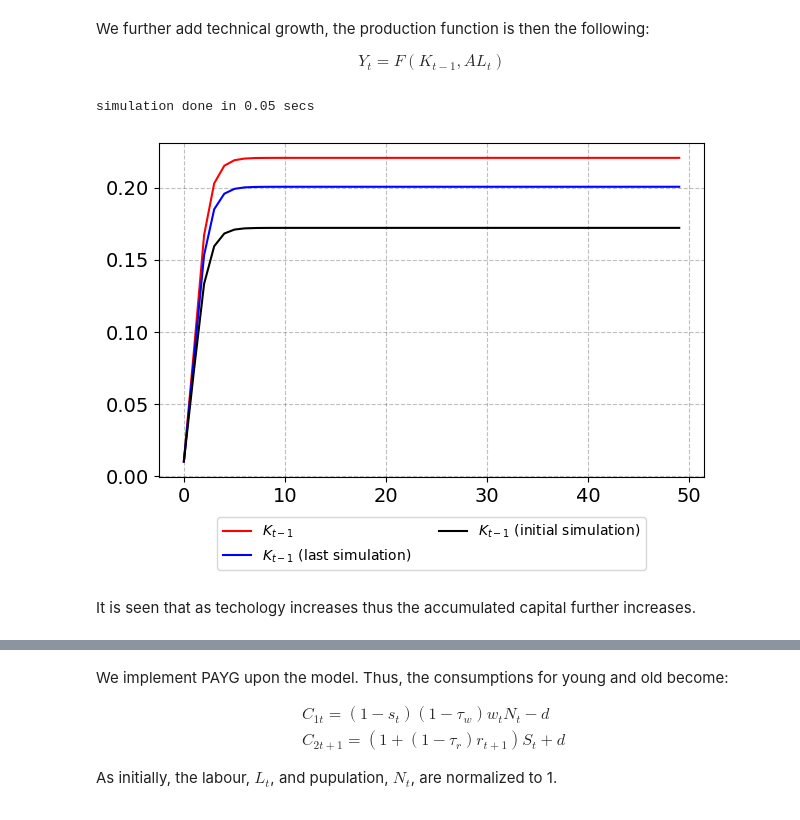
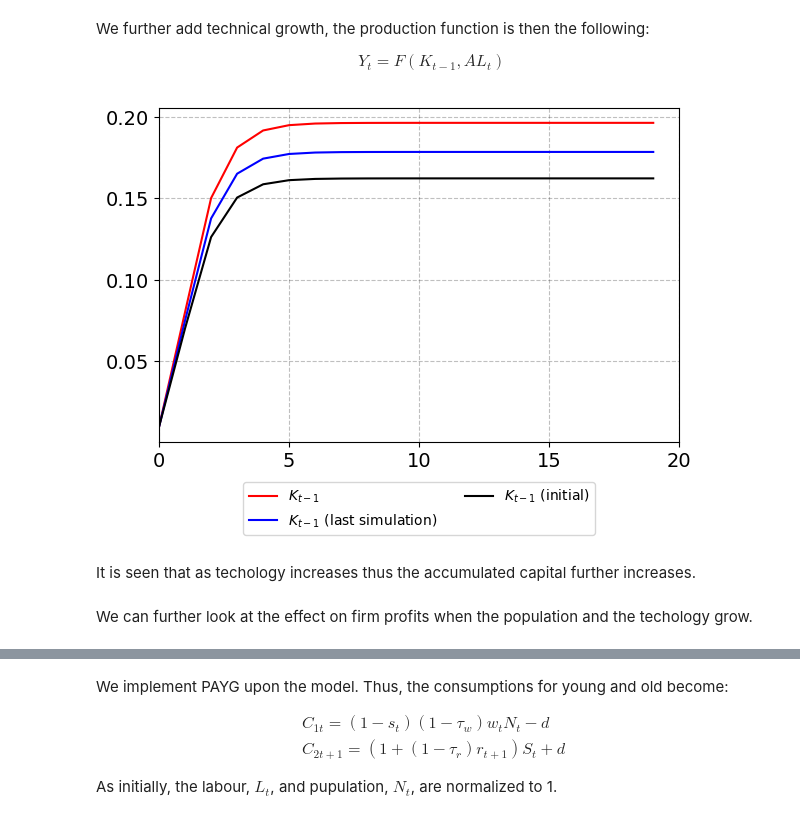
Before and after one commit to NumEconCopenhagen/projects-2023-cbjk, a Jupyter notebook: modelproject/modelproject.ipynb, the cells around one changed output, grey strips where cells are left out. Drawn from its saved outputs; the diff is of its cells as text; code cells hidden in the pictures.

```diff
--- a/modelproject/modelproject.ipynb
+++ b/modelproject/modelproject.ipynb
@@ -236,28 +218,22 @@ All other parameters are as initially.
 Futher, we set the starting value of $K_{t-1} = 0.01$ in order to be able the compare with the initial plot.
 # %%
 # a. call the class and set par and sim
-model1 = OLGModelClass()
+model1 = OLGclass()
 par = model1.par
 sim = model1.sim
 
-# b. initial capital stock
-par.K_lag_ini = 0.01
-
-# c. production
-par.production_function = 'cobb-douglas'
-
-# d. government
+# b. government
 sim.balanced_budget[:] = True
 
-# e. population growth
+# c. population growth
 par.n = 1.1
 
-# f. simulate model
-model1.simulate()
+# d. simulate model
+model1.sim_model()
 
-# g. plot using function
-plot_K(K_lag = model1.sim.K_lag, K_lag_int = K_lag_int)
+# e. plot using function
+plot_K(model1.sim.K_lag, K_lag_int = K_lag_int)
 
-# h. save K_lag for comparison
+# f. save K_lag for comparison
 K_lag_pop = model1.sim.K_lag
 # %% [output]
@@ -273,33 +248,28 @@ We further add technical growth, the production function is then the following:
 $$ Y_t = F(K_{t-1}, AL_t)$$
 # %%
 # a. call the class and set par and sim
-model2 = OLGModelClass()
+model2 = OLGclass()
 par = model2.par
 sim = model2.sim
 
-# b. initial capital stock
-par.K_lag_ini = 0.01
-
-# c. production
-par.production_function = 'cobb-douglas'
-
-# d. government
+# b. government
 sim.balanced_budget[:] = True
 
-# e. population and techological growth
+# c. population and techological growth
 par.n = 1.1
 par.At = 1.1
 
-# f. simulate model
-model2.simulate()
+# d. simulate model
+model2.sim_model()
 
-# g. plot function
-plot_K(K_lag = model2.sim.K_lag, K_lag_int = K_lag_int, K_lag_old = K_lag_pop)
+# e. plot function
+plot_K(model2.sim.K_lag, K_lag_int = K_lag_int, K_lag_old = K_lag_pop)
 
-# h. save K_lag for comparison
+# f. save K_lag for comparison
 K_lag_tech = model2.sim.K_lag
 # %% [output]
-simulation done in 0.05 secs
-[figure, old version]
+[figure, new version]
 # %% [markdown]
 It is seen that as techology increases thus the accumulated capital further increases.
+# %% [markdown]
+We can further look at the effect on firm profits when the population and the techology grow.
```
Also changed, not shown: parts of 30 cells of this notebook, 1 other file.
